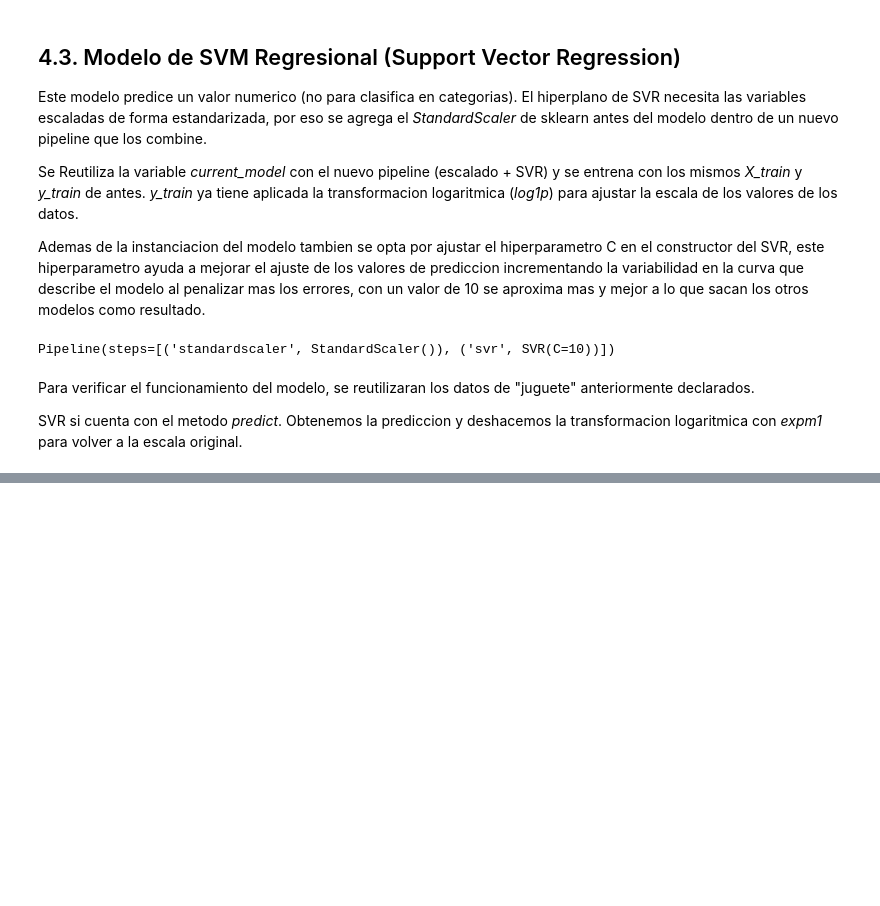
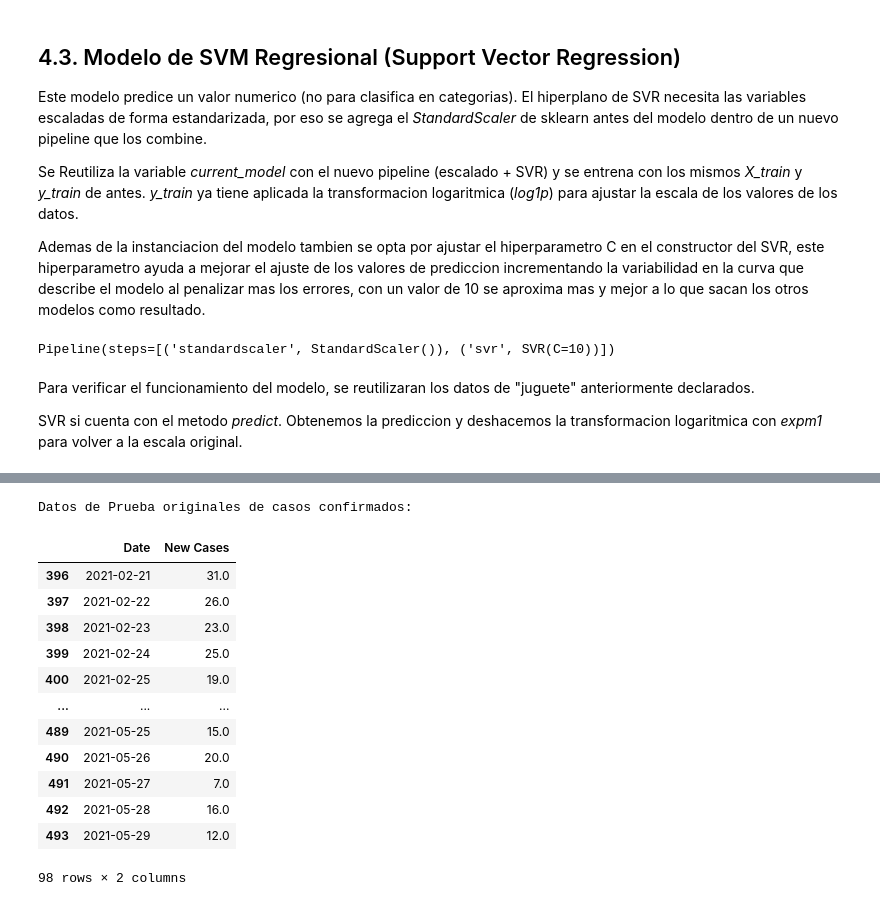
Before and after one commit to MijaelLujan/machine-learning-primer-parcial, a Jupyter notebook: notebooks/modelos-covid.ipynb, the cells around one changed output, grey strips where cells are left out. Drawn from its saved outputs; the diff is of its cells as text; code cells hidden in the pictures; blank space fills up the shorter version.

```diff
--- a/notebooks/modelos-covid.ipynb
+++ b/notebooks/modelos-covid.ipynb
@@ -918,0 +939,20 @@ Prediccion de casos nuevos confirmados (SVR): [21.74487156 21.13161553 21.046645
+# %%
+print("Datos de Prueba originales de casos confirmados:", "\n")
+df_validation = pd.DataFrame(df_test["Date"], columns = ["Date"])
+df_validation["New Cases"] = y_test
+df_validation
+# %% [output]
+Datos de Prueba originales de casos confirmados:
+|  | Date | New Cases |
+| 396 | 2021-02-21 | 31.0 |
+| 397 | 2021-02-22 | 26.0 |
+| 398 | 2021-02-23 | 23.0 |
+| 399 | 2021-02-24 | 25.0 |
+| 400 | 2021-02-25 | 19.0 |
+| ... | ... | ... |
+| 489 | 2021-05-25 | 15.0 |
+| 490 | 2021-05-26 | 20.0 |
+| 491 | 2021-05-27 | 7.0 |
+| 492 | 2021-05-28 | 16.0 |
+| 493 | 2021-05-29 | 12.0 |
+98 rows × 2 columns
```
Also changed, not shown: parts of 46 cells of this notebook.
